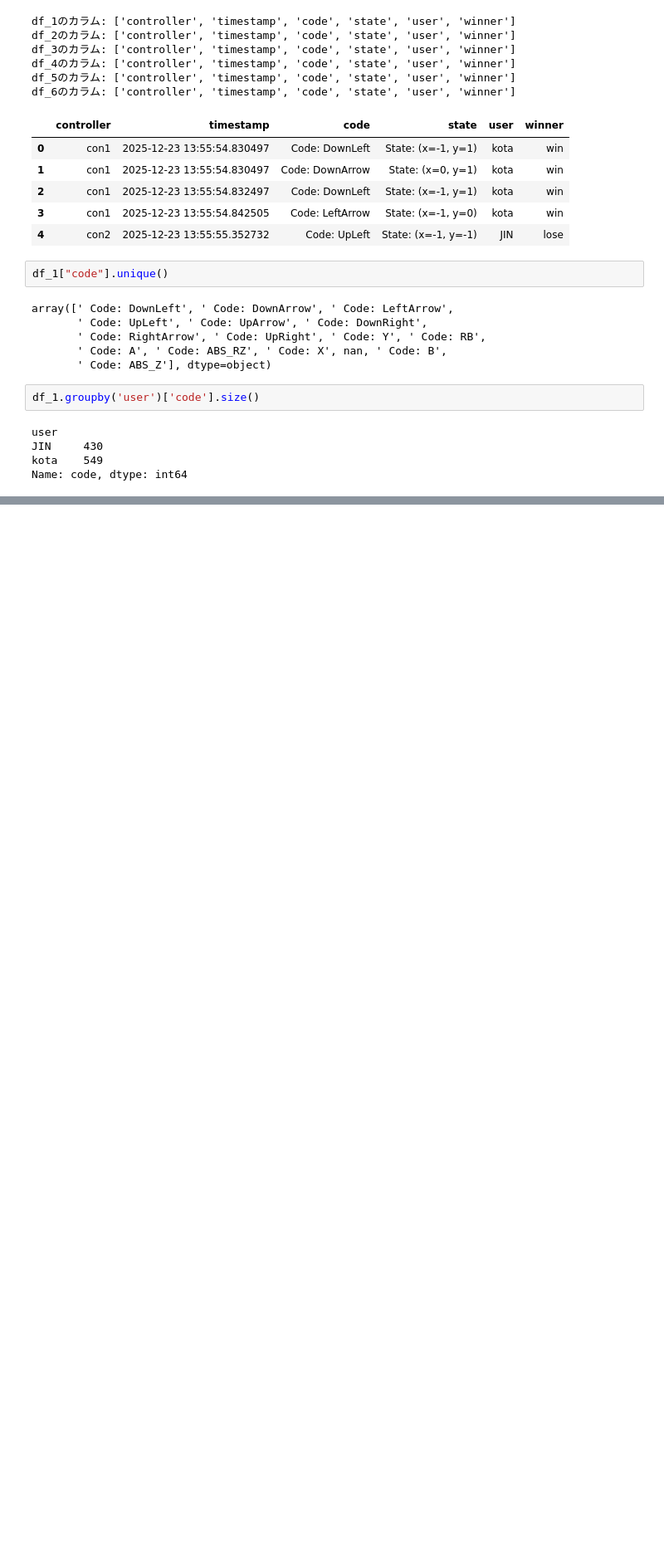
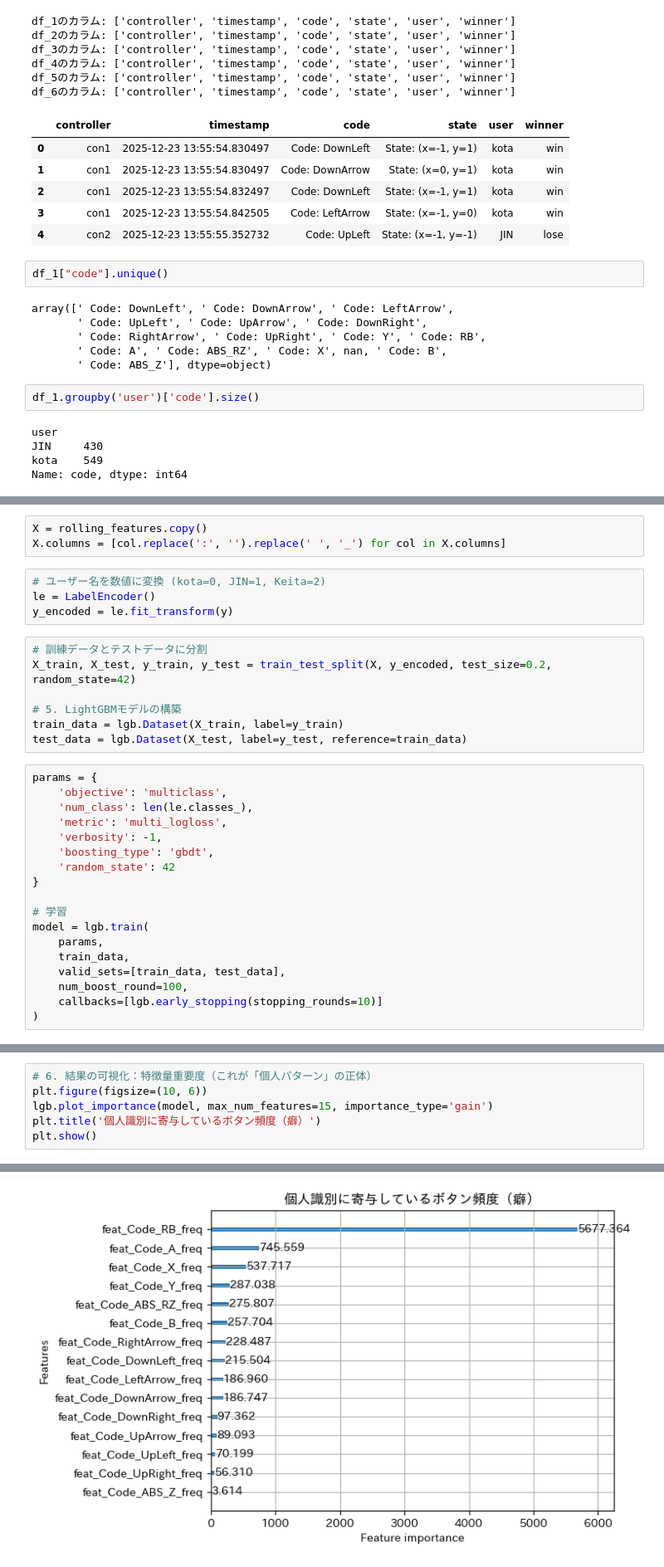
Before and after one commit to AutoRockProject/Analysis, a Jupyter notebook: work_.ipynb, the cells around one changed output, grey strips where cells are left out. Shown: that part at 83% size. Cells and saved outputs as stored; diff of their text form; blank space fills up the shorter version.

Commit message:
たたき台(lightgbm個人識別)

```diff
--- a/work_.ipynb
+++ b/work_.ipynb
@@ -237,0 +307,32 @@ comparison_df
+# %%
+X = rolling_features.copy()
+X.columns = [col.replace(':', '').replace(' ', '_') for col in X.columns]
+# %%
+# ユーザー名を数値に変換 (kota=0, JIN=1, Keita=2)
+le = LabelEncoder()
+y_encoded = le.fit_transform(y)
+# %%
+# 訓練データとテストデータに分割
+X_train, X_test, y_train, y_test = train_test_split(X, y_encoded, test_size=0.2, random_state=42)
+
+# 5. LightGBMモデルの構築
+train_data = lgb.Dataset(X_train, label=y_train)
+test_data = lgb.Dataset(X_test, label=y_test, reference=train_data)
+# %%
+params = {
+    'objective': 'multiclass',
+    'num_class': len(le.classes_),
+    'metric': 'multi_logloss',
+    'verbosity': -1,
+    'boosting_type': 'gbdt',
+    'random_state': 42
+}
+
+# 学習
+model = lgb.train(
+    params,
+    train_data,
+    valid_sets=[train_data, test_data],
+    num_boost_round=100,
+    callbacks=[lgb.early_stopping(stopping_rounds=10)]
+)
@@ -237,0 +343,7 @@ comparison_df
+# %%
+# 6. 結果の可視化：特徴量重要度（これが「個人パターン」の正体）
+plt.figure(figsize=(10, 6))
+lgb.plot_importance(model, max_num_features=15, importance_type='gain')
+plt.title('個人識別に寄与しているボタン頻度（癖）')
+plt.show()
+# %% [output]
@@ -237,0 +351 @@ comparison_df
+[figure, added]
```
Also changed, not shown: parts of 15 cells of this notebook.
